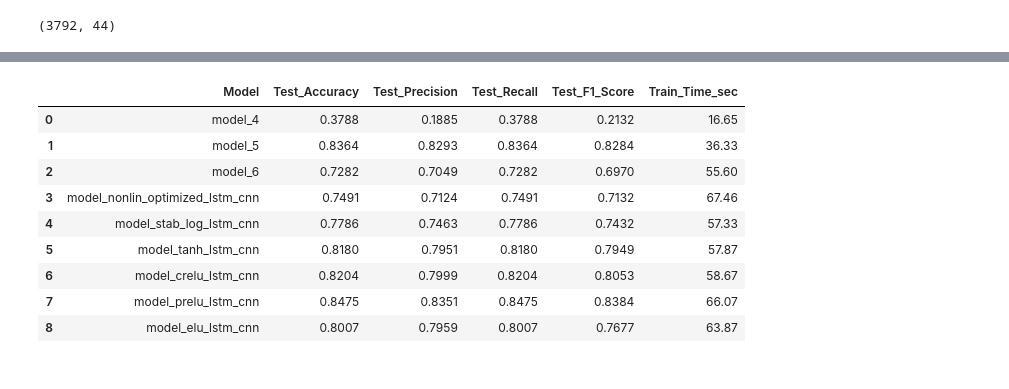
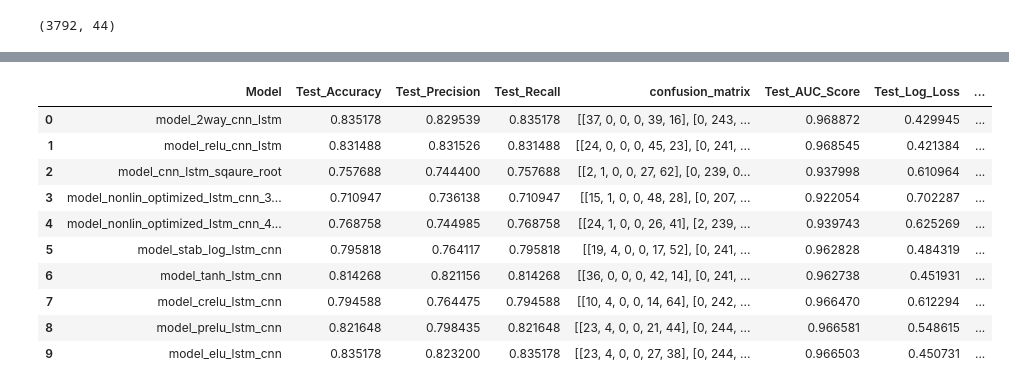
Before and after one commit to Simeon05/HAR_Activation_functions_exploration, a Jupyter notebook: dissertation.ipynb, the cells around one changed output, grey strips where cells are left out. Cells and saved outputs as stored; diff of their text form; code cells hidden in the pictures.

```diff
--- a/dissertation.ipynb
+++ b/dissertation.ipynb
@@ -2259,0 +2026,25 @@ def build_model_wisdm_elu():
+# %%
+def build_model_crelu_lstm_cnn_wisdm():
+    inputs = tf.keras.Input(shape=(44,1))
+    lstm_out1 = LSTM(64, return_sequences=True)(inputs)
+    lstm_out2 = LSTM(64, return_sequences=True)(lstm_out1)
+
+    conv1 = Conv1D(32, 3, padding='same')(lstm_out2)
+    x = tf.nn.crelu(conv1)  # concatenates ReLU(x) and ReLU(-x)
+    x = BatchNormalization()(x)
+    x = MaxPooling1D(pool_size=2, padding='same')(x)
+
+    conv2 = Conv1D(64, 3, padding='same')(x)
+    x = tf.nn.crelu(conv2)
+    x = BatchNormalization()(x)
+    x = MaxPooling1D(pool_size=2, padding='same')(x)
+
+    x = Flatten()(x)
+    x = Dense(128)(x)
+    x = tf.nn.crelu(x)
+    x = Dropout(0.5)(x)
+    outputs = Dense(6, activation='softmax')(x)
+
+    model = Model(inputs, outputs)
+    model.compile(optimizer=Adam(0.001), loss='categorical_crossentropy', metrics=['accuracy'])
+    return model
@@ -2860,14 +2471,15 @@ Training WISDM → model_prelu_lstm_cnn
-# %%
-test_results_summary_wisdm_hybrid  = pd.DataFrame(test_results_summary_wisdm_hybrid)
-test_results_summary_wisdm_hybrid
-# %% [output]
-|  | Model | Test_Accuracy | Test_Precision | Test_Recall | Test_F1_Score | Train_Time_sec |
-| 0 | model_4 | 0.3788 | 0.1885 | 0.3788 | 0.2132 | 16.65 |
-| 1 | model_5 | 0.8364 | 0.8293 | 0.8364 | 0.8284 | 36.33 |
-| 2 | model_6 | 0.7282 | 0.7049 | 0.7282 | 0.6970 | 55.60 |
-| 3 | model_nonlin_optimized_lstm_cnn | 0.7491 | 0.7124 | 0.7491 | 0.7132 | 67.46 |
-| 4 | model_stab_log_lstm_cnn | 0.7786 | 0.7463 | 0.7786 | 0.7432 | 57.33 |
-| 5 | model_tanh_lstm_cnn | 0.8180 | 0.7951 | 0.8180 | 0.7949 | 57.87 |
-| 6 | model_crelu_lstm_cnn | 0.8204 | 0.7999 | 0.8204 | 0.8053 | 58.67 |
-| 7 | model_prelu_lstm_cnn | 0.8475 | 0.8351 | 0.8475 | 0.8384 | 66.07 |
-| 8 | model_elu_lstm_cnn | 0.8007 | 0.7959 | 0.8007 | 0.7677 | 63.87 |
+# %%
+detailed_results_2_wisdm = pd.DataFrame(test_results_summary_hybrid_wisdm)
+detailed_results_2_wisdm
+# %% [output]
+|  | Model | Test_Accuracy | Test_Precision | Test_Recall | confusion_matrix | Test_AUC_Score | Test_Log_Loss | ... |
+| 0 | model_2way_cnn_lstm | 0.835178 | 0.829539 | 0.835178 | [[37, 0, 0, 0, 39, 16], [0, 243, ... | 0.968872 | 0.429945 | ... |
+| 1 | model_relu_cnn_lstm | 0.831488 | 0.831526 | 0.831488 | [[24, 0, 0, 0, 45, 23], [0, 241, ... | 0.968545 | 0.421384 | ... |
+| 2 | model_cnn_lstm_sqaure_root | 0.757688 | 0.744400 | 0.757688 | [[2, 1, 0, 0, 27, 62], [0, 239, 0... | 0.937998 | 0.610964 | ... |
+| 3 | model_nonlin_optimized_lstm_cnn_3... | 0.710947 | 0.736138 | 0.710947 | [[15, 1, 0, 0, 48, 28], [0, 207, ... | 0.922054 | 0.702287 | ... |
+| 4 | model_nonlin_optimized_lstm_cnn_4... | 0.768758 | 0.744985 | 0.768758 | [[24, 1, 0, 0, 26, 41], [2, 239, ... | 0.939743 | 0.625269 | ... |
+| 5 | model_stab_log_lstm_cnn | 0.795818 | 0.764117 | 0.795818 | [[19, 4, 0, 0, 17, 52], [0, 241, ... | 0.962828 | 0.484319 | ... |
+| 6 | model_tanh_lstm_cnn | 0.814268 | 0.821156 | 0.814268 | [[36, 0, 0, 0, 42, 14], [0, 241, ... | 0.962738 | 0.451931 | ... |
+| 7 | model_crelu_lstm_cnn | 0.794588 | 0.764475 | 0.794588 | [[10, 4, 0, 0, 14, 64], [0, 242, ... | 0.966470 | 0.612294 | ... |
+| 8 | model_prelu_lstm_cnn | 0.821648 | 0.798435 | 0.821648 | [[23, 4, 0, 0, 21, 44], [0, 244, ... | 0.966581 | 0.548615 | ... |
+| 9 | model_elu_lstm_cnn | 0.835178 | 0.823200 | 0.835178 | [[23, 4, 0, 0, 27, 38], [0, 244, ... | 0.966503 | 0.450731 | ... |
```
Also changed, not shown: parts of 86 cells of this notebook, 1 other file.
